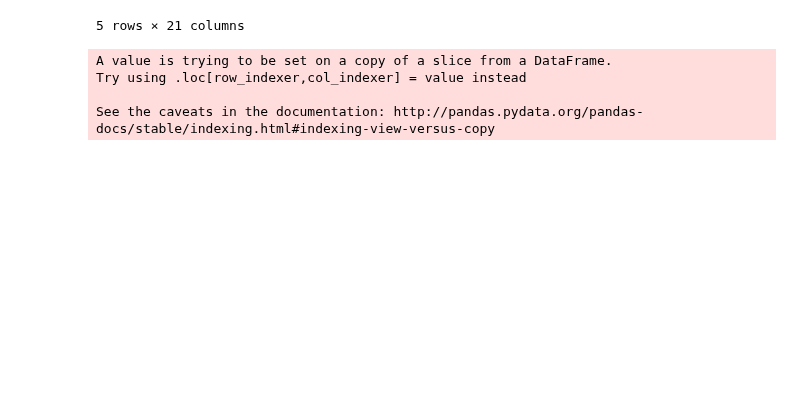
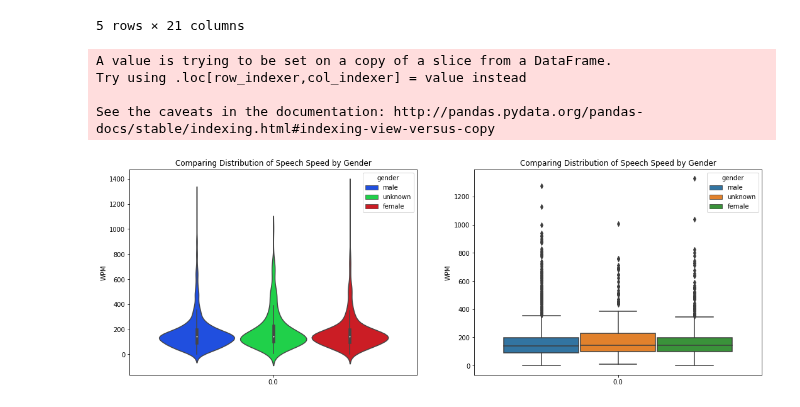
Before and after one commit to GreenMouth/Data-Science-Lab-Final-Project, a Jupyter notebook: src/Data-Exploration.ipynb, the cells around one changed output. Cells and saved outputs as stored; diff of their text form; code cells hidden in the pictures; blank space fills up the shorter version.

Commit message:
Added option to remove stopwords from consideration, finished comparing speed speech between genders

```diff
--- a/src/Data-Exploration.ipynb
+++ b/src/Data-Exploration.ipynb
@@ -351,21 +333,25 @@ menTED.head()
 | 5 | Thank you. I have to tell you I'm... | https://www.ted.com/talks/tony_ro... | thank you\ni have to tell you im ... | 672 | Tony Robbins discusses the "invis... | 1305 | TED2006 | 1138838400 | ... |
 5 rows × 21 columns
 # %%
-menWPM = []
-for row in menTED.itertuples():
+WPM = []
+for row in data_trimmed.itertuples():
     minutes = row.duration/float(60) # Duration is in seconds
     numWords = len(row.clean_transcripts.split(' '))
-    menWPM.append(numWords/float(minutes))
-menTED['WPM'] = menWPM
-
-womenWPM = []
-for row in menTED.itertuples():
-    minutes = row.duration/float(60) # Duration is in seconds
-    numWords = len(row.clean_transcripts.split(' '))
-    menWPM.append(numWords/float(minutes))
-womenTED['WPM'] = womenWPM
+    WPM.append(numWords/float(minutes))
+data_trimmed['WPM'] = WPM
 # %% [output]
 A value is trying to be set on a copy of a slice from a DataFrame.
 Try using .loc[row_indexer,col_indexer] = value instead
 
 See the caveats in the documentation: http://pandas.pydata.org/pandas-docs/stable/indexing.html#indexing-view-versus-copy
+# %%
+fig, axes = plt.subplots(nrows=1, ncols=2, figsize=(18, 6))
+# violin plots in seaborn require 2 catagorical variables ('x' and 'hue'). We use 'gender' for hue.
+placeholder = np.zeros(len(data_trimmed.WPM.values))
+_ = sns.violinplot(x=placeholder, y=data_trimmed.WPM, hue=data_trimmed.gender, ax=axes[0], palette='bright')
+_ = axes[0].set_title('Comparing Distribution of Speech Speed by Gender')
+_ = sns.boxplot(x=placeholder,y=data_trimmed.WPM,hue=data_trimmed.gender, ax = axes[1])
+_ = axes[1].set_title('Comparing Distribution of Speech Speed by Gender')
+plt.show()
+# %% [output]
+[figure, added]
```
Also changed, not shown: parts of 13 cells of this notebook.
